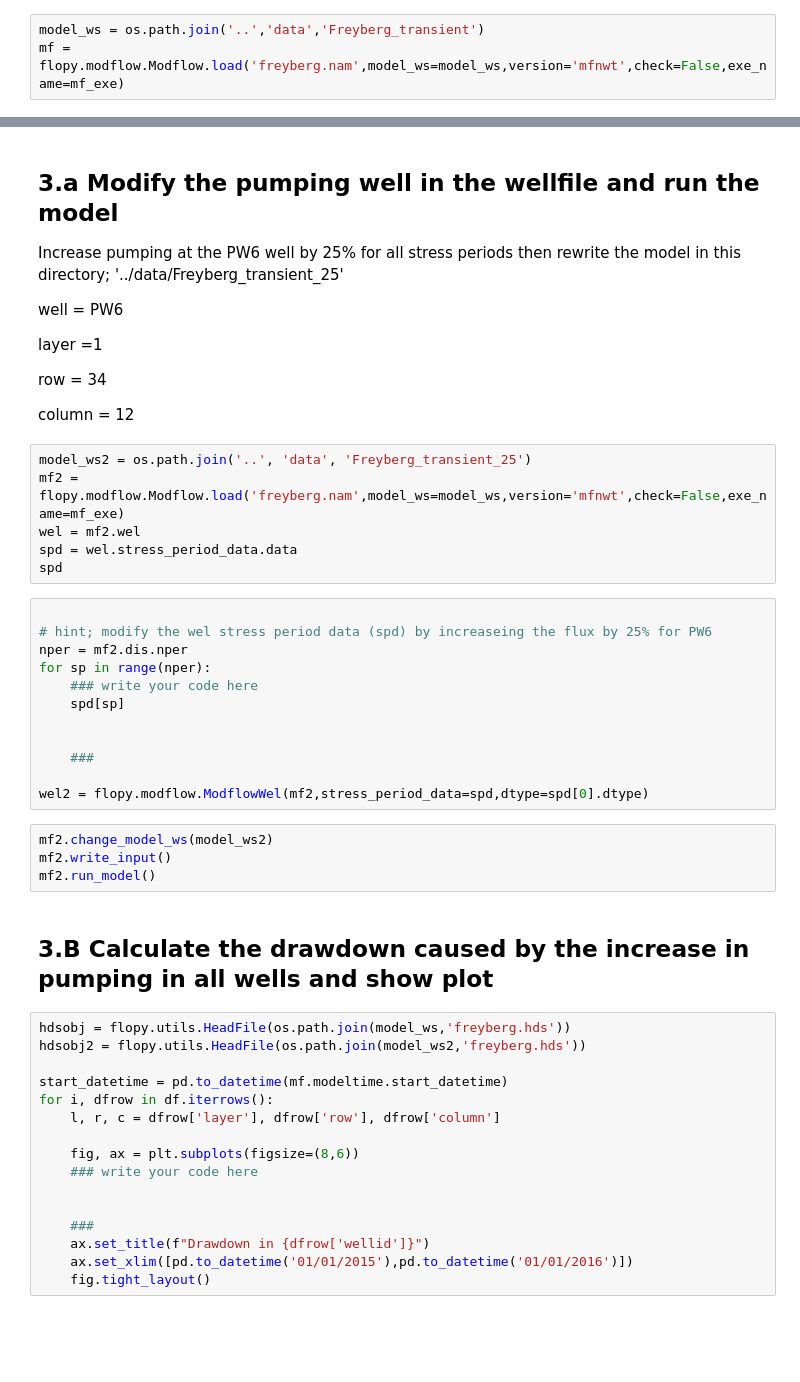
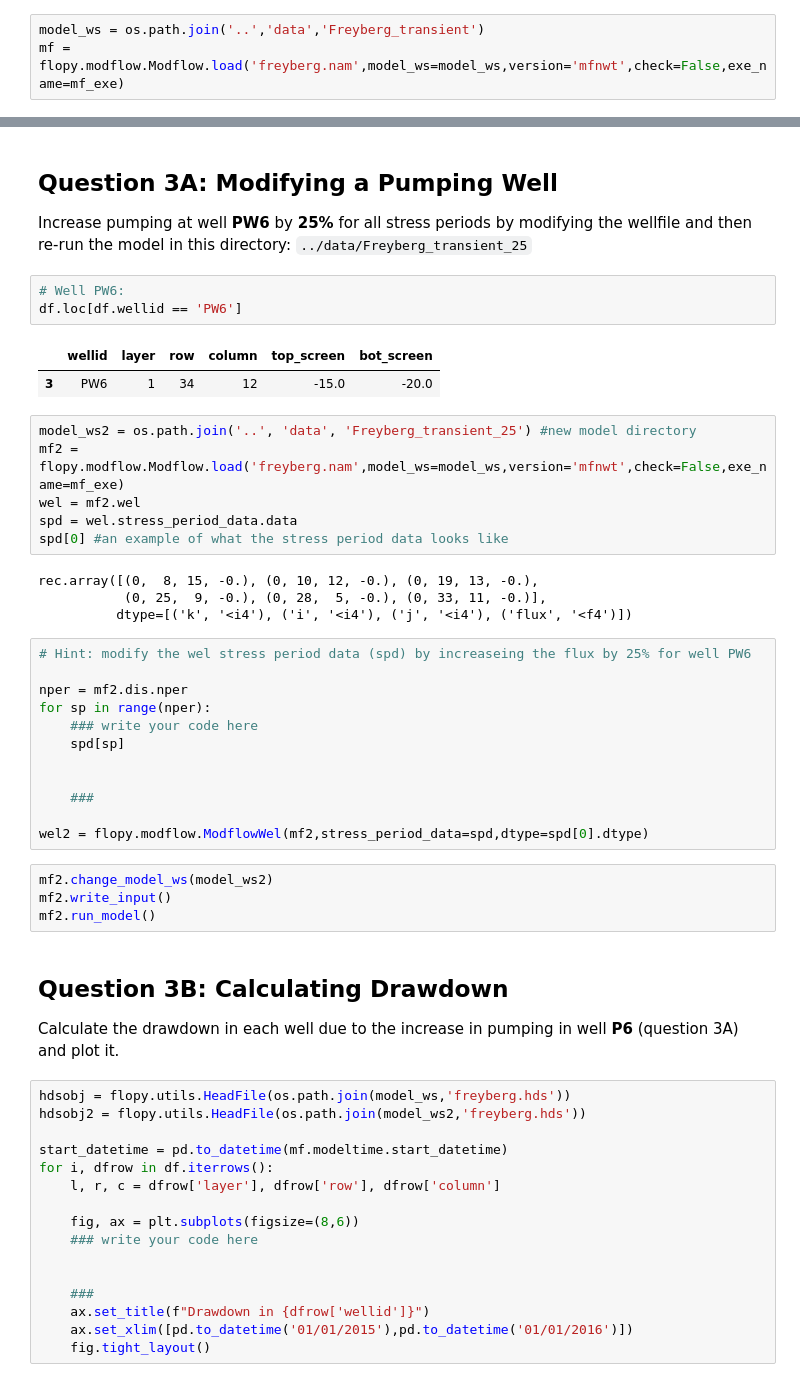
Before and after one commit to INTERA-Inc/intera_mf_challenge, a Jupyter notebook: notebooks/freyberg_postproccess_exercise.ipynb, the cells around one changed output, grey strips where cells are left out. Cells and saved outputs as stored; diff of their text form; blank space fills up the shorter version.

```diff
--- a/notebooks/freyberg_postproccess_exercise.ipynb
+++ b/notebooks/freyberg_postproccess_exercise.ipynb
@@ -69,24 +101,26 @@ for i, dfrow in df.iterrows():
 # %% [markdown]
-## 3.a Modify the pumping well in the wellfile and run the model
+## Question 3A: Modifying a Pumping Well
 
-Increase pumping at the PW6 well by 25% for all stress periods then rewrite the model in this directory; '../data/Freyberg_transient_25'
-
-well = PW6
-
-layer =1
-
-row = 34
-
-column = 12
+Increase pumping at well __PW6__ by __25%__ for all stress periods by modifying the wellfile and then re-run the model in this directory: `../data/Freyberg_transient_25`
+# %%
+# Well PW6:
+df.loc[df.wellid == 'PW6']
+# %% [output]
+|  | wellid | layer | row | column | top_screen | bot_screen |
+| 3 | PW6 | 1 | 34 | 12 | -15.0 | -20.0 |
 # %%
-model_ws2 = os.path.join('..', 'data', 'Freyberg_transient_25')
+model_ws2 = os.path.join('..', 'data', 'Freyberg_transient_25') #new model directory
 mf2 = flopy.modflow.Modflow.load('freyberg.nam',model_ws=model_ws,version='mfnwt',check=False,exe_name=mf_exe)
 wel = mf2.wel
 spd = wel.stress_period_data.data
-spd
+spd[0] #an example of what the stress period data looks like
+# %% [output]
+rec.array([(0,  8, 15, -0.), (0, 10, 12, -0.), (0, 19, 13, -0.),
+           (0, 25,  9, -0.), (0, 28,  5, -0.), (0, 33, 11, -0.)],
+          dtype=[('k', '<i4'), ('i', '<i4'), ('j', '<i4'), ('flux', '<f4')])
 # %%
+# Hint: modify the wel stress period data (spd) by increaseing the flux by 25% for well PW6
 
-# hint; modify the wel stress period data (spd) by increaseing the flux by 25% for PW6
 nper = mf2.dis.nper
 for sp in range(nper):
     ### write your code here
@@ -101,7 +135,8 @@ mf2.change_model_ws(model_ws2)
 mf2.write_input()
 mf2.run_model()
 # %% [markdown]
-## 3.B Calculate the drawdown caused by the increase in pumping in all wells and show plot
+## Question 3B: Calculating Drawdown
+Calculate the drawdown in each well due to the increase in pumping in well __P6__ (question 3A) and plot it.
 # %%
 hdsobj = flopy.utils.HeadFile(os.path.join(model_ws,'freyberg.hds'))
 hdsobj2 = flopy.utils.HeadFile(os.path.join(model_ws2,'freyberg.hds'))
```
Also changed, not shown: parts of 11 cells of this notebook.
